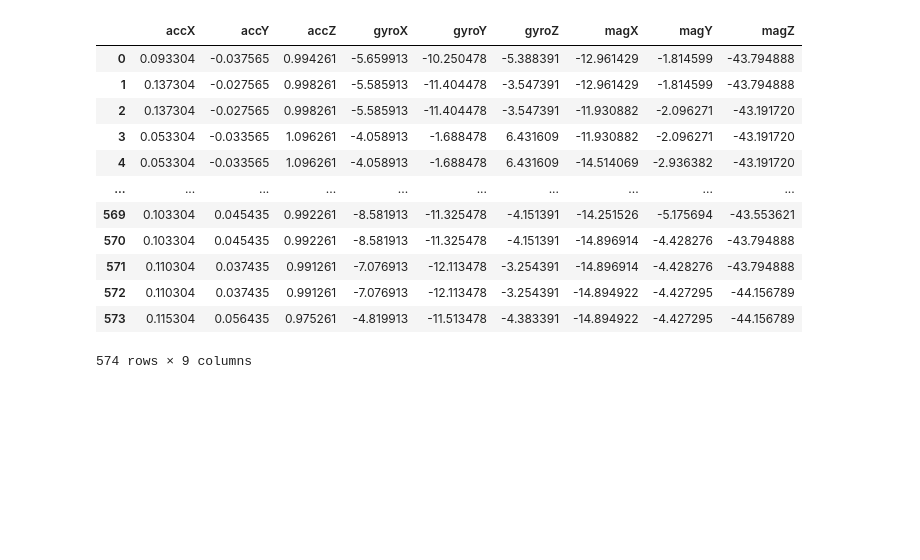
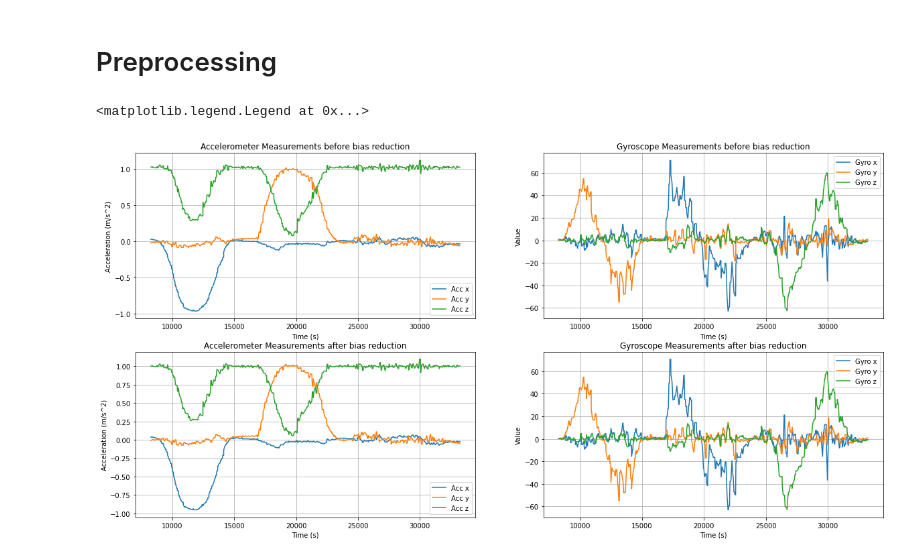
Before and after one commit to alibogusz/KALMAN, a Jupyter notebook: Kalman_draft.ipynb, the cells around one changed output. Saved outputs shown, nothing was run; the diff lists cells and outputs as text; code cells hidden in the pictures; blank space fills up the shorter version.

```diff
--- a/Kalman_draft.ipynb
+++ b/Kalman_draft.ipynb
@@ -10,0 +10,4 @@ calc_path = 'data/collected_data_full_rot.csv'
+# %%
+# wczytanie skalibronawego magnetometru
+data = pd.read_csv(calib_magn)
+data
@@ -231,0 +202,2 @@ mag
+# %% [markdown]
+# Preprocessing
@@ -232,26 +206,55 @@ mag
 # %%
 # BIAS
 headers = ['accX', 'accY', 'accZ', 'gyroX', 'gyroY', 'gyroZ']
-prepared_data = data.loc[:, headers]
-data_init = prepared_data.loc[:init_time, headers]
-prepared_data = prepared_data - data_init.mean()
-prepared_data.loc[:, headers[2]] += 1.0
-prepared_data = pd.concat([prepared_data, mag], axis=1)
-prepared_data
-# data_init
+bias_data = data[headers]
+data_init = resting[headers]
+
+prepared_data = bias_data - data_init.mean()
+prepared_data['accZ'] += 1.0
+prepared_data = pd.concat([data.time, prepared_data, data[['magX', 'magY', 'magZ']]], axis=1)
-# %% [output]
-|  | accX | accY | accZ | gyroX | gyroY | gyroZ | magX | magY | magZ |
-| 0 | 0.093304 | -0.037565 | 0.994261 | -5.659913 | -10.250478 | -5.388391 | -12.961429 | -1.814599 | -43.794888 |
-| 1 | 0.137304 | -0.027565 | 0.998261 | -5.585913 | -11.404478 | -3.547391 | -12.961429 | -1.814599 | -43.794888 |
-| 2 | 0.137304 | -0.027565 | 0.998261 | -5.585913 | -11.404478 | -3.547391 | -11.930882 | -2.096271 | -43.191720 |
-| 3 | 0.053304 | -0.033565 | 1.096261 | -4.058913 | -1.688478 | 6.431609 | -11.930882 | -2.096271 | -43.191720 |
-| 4 | 0.053304 | -0.033565 | 1.096261 | -4.058913 | -1.688478 | 6.431609 | -14.514069 | -2.936382 | -43.191720 |
-| ... | ... | ... | ... | ... | ... | ... | ... | ... | ... |
-| 569 | 0.103304 | 0.045435 | 0.992261 | -8.581913 | -11.325478 | -4.151391 | -14.251526 | -5.175694 | -43.553621 |
-| 570 | 0.103304 | 0.045435 | 0.992261 | -8.581913 | -11.325478 | -4.151391 | -14.896914 | -4.428276 | -43.794888 |
-| 571 | 0.110304 | 0.037435 | 0.991261 | -7.076913 | -12.113478 | -3.254391 | -14.896914 | -4.428276 | -43.794888 |
-| 572 | 0.110304 | 0.037435 | 0.991261 | -7.076913 | -12.113478 | -3.254391 | -14.894922 | -4.427295 | -44.156789 |
-| 573 | 0.115304 | 0.056435 | 0.975261 | -4.819913 | -11.513478 | -4.383391 | -14.894922 | -4.427295 | -44.156789 |
-574 rows × 9 columns
+# %%
+plt.figure(figsize=(20, 10))
+plt.subplot(2, 2, 1)
+plt.grid()
+plt.plot(data.time, data.accX, label='Acc x')
+plt.plot(data.time, data.accY, label='Acc y')
+plt.plot(data.time, data.accZ, label='Acc z')
+plt.title('Accelerometer Measurements before bias reduction')
+plt.xlabel('Time (s)')
+plt.ylabel('Acceleration (m/s^2)')
+plt.legend()
+
+plt.subplot(2, 2, 3)
+plt.grid()
+plt.plot(prepared_data.time, prepared_data.accX, label='Acc x')
+plt.plot(prepared_data.time, prepared_data.accY, label='Acc y')
+plt.plot(prepared_data.time, prepared_data.accZ, label='Acc z')
+plt.title('Accelerometer Measurements after bias reduction')
+plt.xlabel('Time (s)')
+plt.ylabel('Acceleration (m/s^2)')
+plt.legend()
+
+plt.subplot(2, 2, 2)
+plt.grid()
+plt.plot(data.time, data.gyroX, label='Gyro x')
+plt.plot(data.time, data.gyroY, label='Gyro y')
+plt.plot(data.time, data.gyroZ, label='Gyro z')
+plt.title('Gyroscope Measurements before bias reduction')
+plt.xlabel('Time (s)')
+plt.ylabel('Value')
+plt.legend()
+
+plt.subplot(2, 2, 4)
+plt.grid()
+plt.plot(prepared_data.time, prepared_data.gyroX, label='Gyro x')
+plt.plot(prepared_data.time, prepared_data.gyroY, label='Gyro y')
+plt.plot(prepared_data.time, prepared_data.gyroZ, label='Gyro z')
+plt.title('Gyroscope Measurements after bias reduction')
+plt.xlabel('Time (s)')
+plt.ylabel('Value')
+plt.legend()
+# %% [output]
+<matplotlib.legend.Legend at 0x...>
+[figure, added]
 # %%
 # MAG
```
Also changed, not shown: parts of 16 cells of this notebook, 1 other file.
